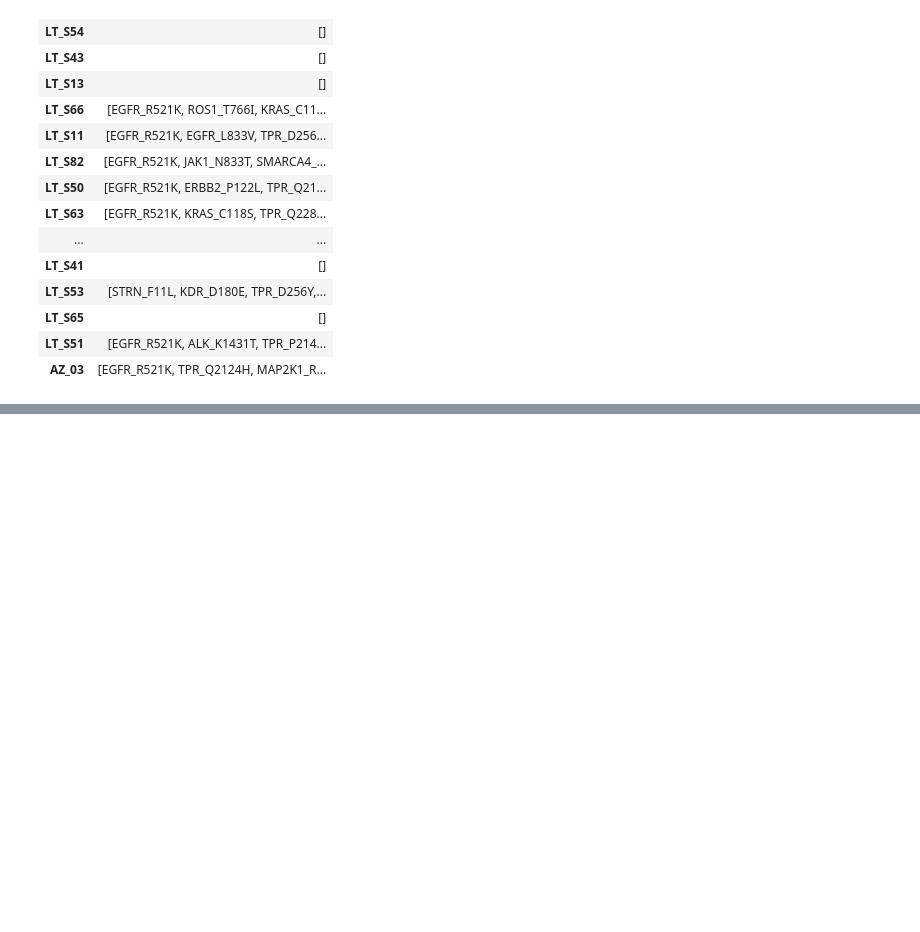
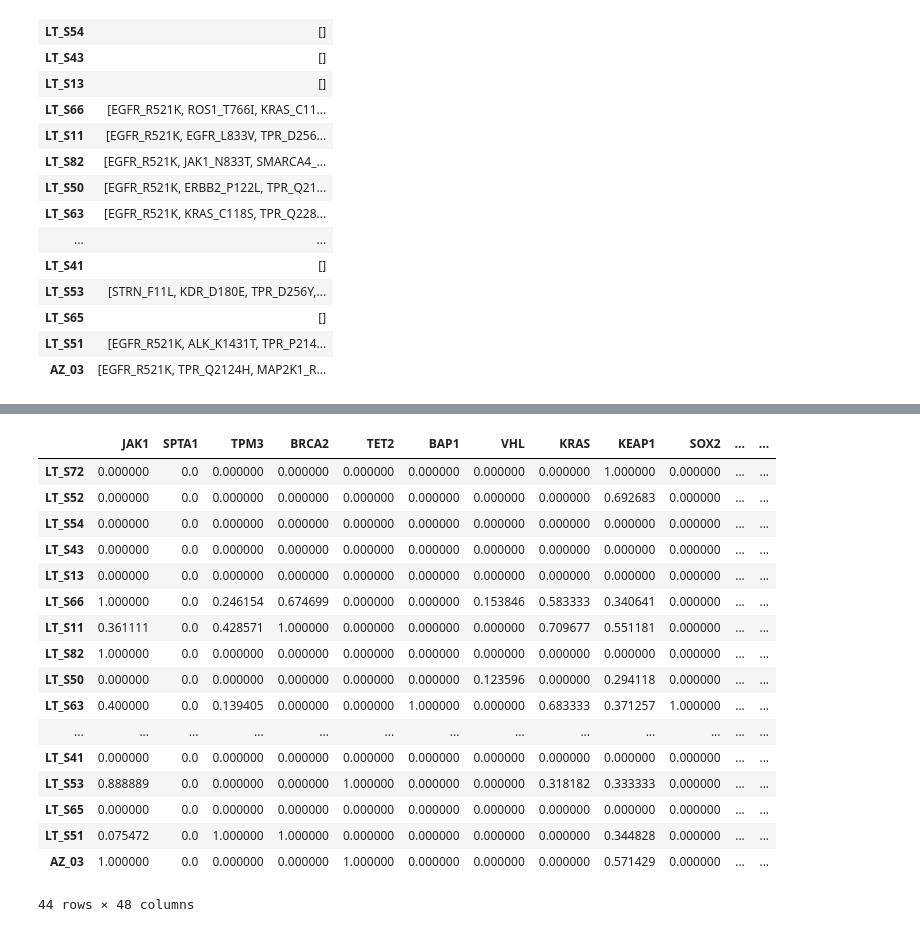
Before and after one commit to lincoln-harris/process_new_cells, a Jupyter notebook: gvcf/breakdown_by_gene.ipynb, the cells around one changed output, grey strips where cells are left out. Drawn from its saved outputs; the diff is of its cells as text; code cells hidden in the pictures; blank space fills up the shorter version.

```diff
--- a/gvcf/breakdown_by_gene.ipynb
+++ b/gvcf/breakdown_by_gene.ipynb
@@ -100,0 +134,49 @@ x_sample_df.to_csv('samples_all_mutations_3.30.20.csv')
+# %%
+# now we need to make two of these, one for TOTAL and one for VARIANT reads
+samples_x_genes_v = samples_x_genes
+samples_x_genes_t = samples_x_genes.copy()
+# %%
+# now lets fill 'em in -- for VARIANT df
+for sample in list(x_sample_v.index):
+    for mut in list(x_sample_v.columns):
+
+        curr_gene = mut.split('_')[0]
+        x_mut_val = x_sample_v.loc[sample][mut]
+        x_gene_val = samples_x_genes_v.loc[sample][curr_gene]
+
+        x_gene_val_new = x_gene_val + x_mut_val
+        samples_x_genes_v.loc[sample][curr_gene] = x_gene_val_new
+# %%
+# now lets do the same -- for TOTAL df
+for sample in list(x_sample_t.index):
+    for mut in list(x_sample_t.columns):
+
+        curr_gene = mut.split('_')[0]
+        x_mut_val = x_sample_t.loc[sample][mut]
+        x_gene_val = samples_x_genes_t.loc[sample][curr_gene]
+
+        x_gene_val_new = x_gene_val + x_mut_val
+        samples_x_genes_t.loc[sample][curr_gene] = x_gene_val_new
+# %%
+sample_x_genes_ratios = samples_x_genes_v / samples_x_genes_t
+sample_x_genes_ratios = sample_x_genes_ratios.fillna(0)
+sample_x_genes_ratios
+# %% [output]
+|  | JAK1 | SPTA1 | TPM3 | BRCA2 | TET2 | BAP1 | VHL | KRAS | KEAP1 | SOX2 | ... | ... |
+| LT_S72 | 0.000000 | 0.0 | 0.000000 | 0.000000 | 0.000000 | 0.000000 | 0.000000 | 0.000000 | 1.000000 | 0.000000 | ... | ... |
+| LT_S52 | 0.000000 | 0.0 | 0.000000 | 0.000000 | 0.000000 | 0.000000 | 0.000000 | 0.000000 | 0.692683 | 0.000000 | ... | ... |
+| LT_S54 | 0.000000 | 0.0 | 0.000000 | 0.000000 | 0.000000 | 0.000000 | 0.000000 | 0.000000 | 0.000000 | 0.000000 | ... | ... |
+| LT_S43 | 0.000000 | 0.0 | 0.000000 | 0.000000 | 0.000000 | 0.000000 | 0.000000 | 0.000000 | 0.000000 | 0.000000 | ... | ... |
+| LT_S13 | 0.000000 | 0.0 | 0.000000 | 0.000000 | 0.000000 | 0.000000 | 0.000000 | 0.000000 | 0.000000 | 0.000000 | ... | ... |
+| LT_S66 | 1.000000 | 0.0 | 0.246154 | 0.674699 | 0.000000 | 0.000000 | 0.153846 | 0.583333 | 0.340641 | 0.000000 | ... | ... |
+| LT_S11 | 0.361111 | 0.0 | 0.428571 | 1.000000 | 0.000000 | 0.000000 | 0.000000 | 0.709677 | 0.551181 | 0.000000 | ... | ... |
+| LT_S82 | 1.000000 | 0.0 | 0.000000 | 0.000000 | 0.000000 | 0.000000 | 0.000000 | 0.000000 | 0.000000 | 0.000000 | ... | ... |
+| LT_S50 | 0.000000 | 0.0 | 0.000000 | 0.000000 | 0.000000 | 0.000000 | 0.123596 | 0.000000 | 0.294118 | 0.000000 | ... | ... |
+| LT_S63 | 0.400000 | 0.0 | 0.139405 | 0.000000 | 0.000000 | 1.000000 | 0.000000 | 0.683333 | 0.371257 | 1.000000 | ... | ... |
+| ... | ... | ... | ... | ... | ... | ... | ... | ... | ... | ... | ... | ... |
+| LT_S41 | 0.000000 | 0.0 | 0.000000 | 0.000000 | 0.000000 | 0.000000 | 0.000000 | 0.000000 | 0.000000 | 0.000000 | ... | ... |
+| LT_S53 | 0.888889 | 0.0 | 0.000000 | 0.000000 | 1.000000 | 0.000000 | 0.000000 | 0.318182 | 0.333333 | 0.000000 | ... | ... |
+| LT_S65 | 0.000000 | 0.0 | 0.000000 | 0.000000 | 0.000000 | 0.000000 | 0.000000 | 0.000000 | 0.000000 | 0.000000 | ... | ... |
+| LT_S51 | 0.075472 | 0.0 | 1.000000 | 1.000000 | 0.000000 | 0.000000 | 0.000000 | 0.000000 | 0.344828 | 0.000000 | ... | ... |
+| AZ_03 | 1.000000 | 0.0 | 0.000000 | 0.000000 | 1.000000 | 0.000000 | 0.000000 | 0.000000 | 0.571429 | 0.000000 | ... | ... |
+44 rows × 48 columns
```
Also changed, not shown: parts of 5 cells of this notebook.
